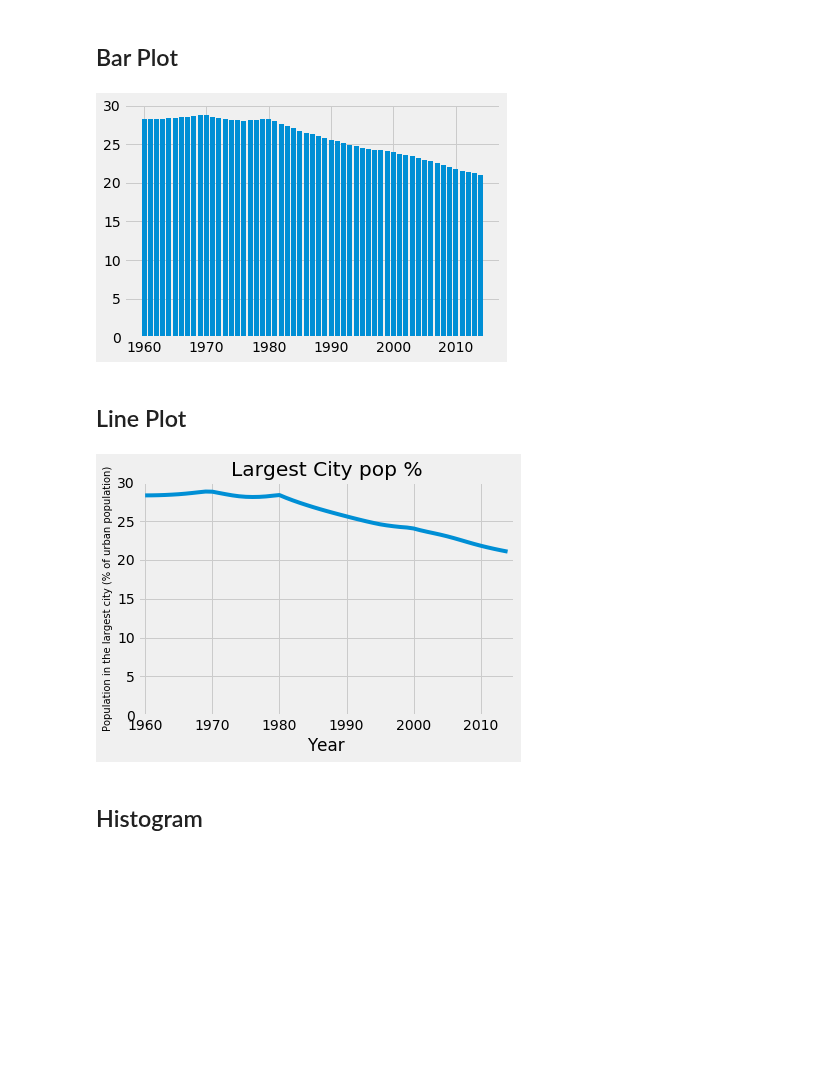
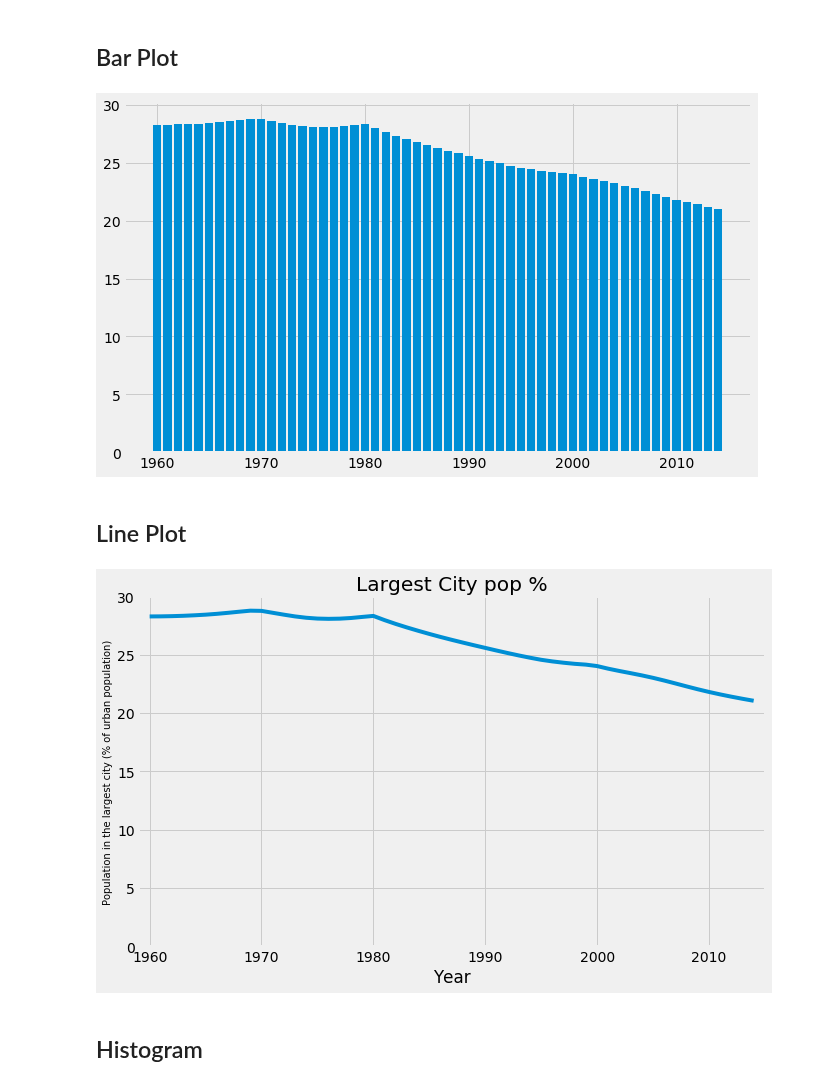
Before and after one commit to csjoshc/csjoshc.github.io, a Jupyter notebook: notes/Python/PythonforDataScience/5_Matplotlib.ipynb, the cells around one changed output. Drawn from its saved outputs; the diff is of its cells as text; code cells hidden in the pictures; blank space fills up the shorter version.

```diff
--- a/notes/Python/PythonforDataScience/5_Matplotlib.ipynb
+++ b/notes/Python/PythonforDataScience/5_Matplotlib.ipynb
@@ -98,13 +98,17 @@ data.head()
 # %% [markdown]
 ## Bar Plot
 # %%
+fig, axis = plt.subplots()
+fig.set_size_inches(10, 6)
 plt.bar(data['Year'].values, data['Value'].values)
 plt.show();
 # %% [output]
-[figure, old version]
+[figure, new version]
 # %% [markdown]
 ## Line Plot
 # %%
+fig, axis = plt.subplots()
+fig.set_size_inches(10, 6)
 plt.plot(data['Year'].values, data['Value'].values)
 plt.xlabel('Year')
 plt.ylabel(data['IndicatorName'].iloc[0], fontsize=10)
@@ -112,7 +116,7 @@ plt.title('Largest City pop %')
 plt.axis([1959, 2015,0,30])
 plt.show();
 # %% [output]
-[figure, old version]
+[figure, new version]
 # %% [markdown]
 ## Histogram
 # %%
```
Also changed, not shown: parts of 3 cells of this notebook, 24 other files.
